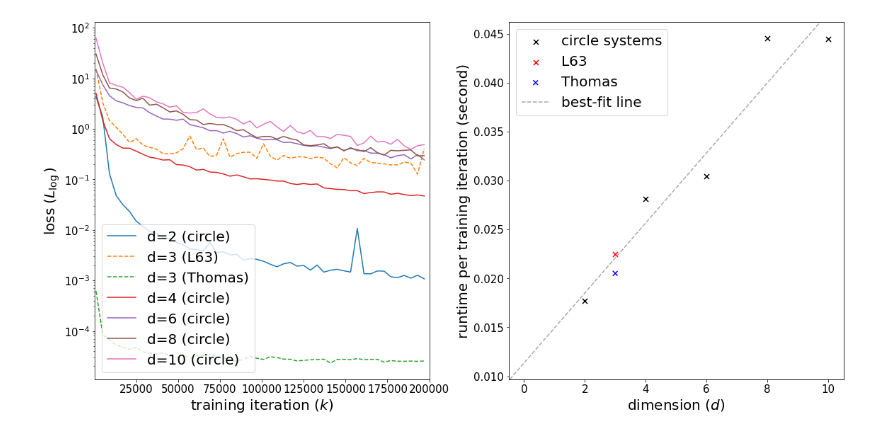
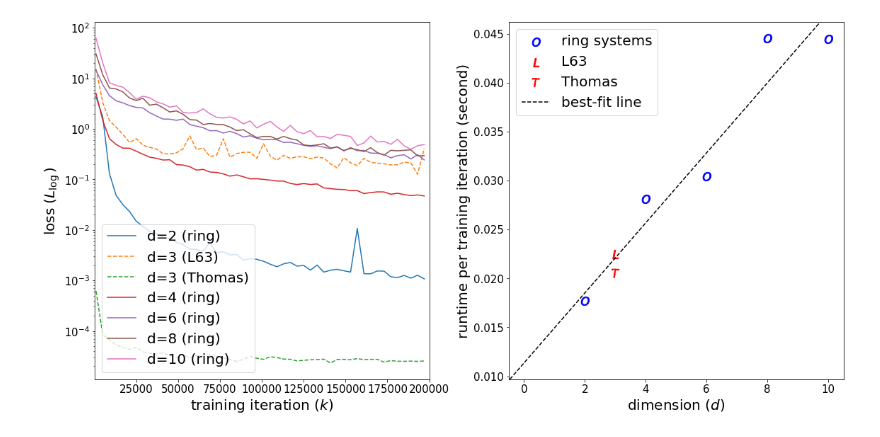
Before and after one commit to pinakm9/fp-solvers, a Jupyter notebook: plotters/loss-time.ipynb, the cells around one changed output. Cells and saved outputs as stored; diff of their text form; code cells hidden in the pictures.

```diff
--- a/plotters/loss-time.ipynb
+++ b/plotters/loss-time.ipynb
@@ -22,7 +22,7 @@ fig = plt.figure(figsize=(16, 8))
 
 
 ax = fig.add_subplot(121)
-labels = ['d=2 (circle)'] + ['d=3 (L63)', 'd=3 (Thomas)'] + ['d={} (circle)'.format(i) for i in [4, 6, 8, 10]]
+labels = ['d=2 (ring)'] + ['d=3 (L63)', 'd=3 (Thomas)'] + ['d={} (ring)'.format(i) for i in [4, 6, 8, 10]]
 linestyles = ['solid'] + ['dashed']*2 + ['solid' for i in [4, 6, 8, 10]]
 
 
@@ -31,35 +31,35 @@ for i, file in enumerate(files):
     ax.semilogy(data[100:20000:400, 0], data[100:20000:400, 1], label=labels[i], linestyle=linestyles[i])
 r = range(100, 200000, 1)
 # ax.plot(r, [0.1]*len(r), c='black', linestyle='dashed')
 
 ax.set_xlabel(r'training iteration $(k)$', fontsize=xlabel_size)
 ax.set_ylabel(r'loss $(L_{\log})$', fontsize=ylabel_size)
 ax.tick_params(axis='both', which='major', labelsize=tick_size)
 ax.tick_params(axis='both', which='minor', labelsize=tick_size)
 ax.set_xlim((100, 200000))
 ax.legend(fontsize=legend_size)
 
 ts = []
 ax1 = fig.add_subplot(122)
 for i, file in enumerate(files):
     data = np.genfromtxt(file, delimiter=',')
     ts.append(data[-1, 2] / data[-1, 0])
 
 m, b = np.polyfit([2, 3, 3, 4, 6, 8, 10,], ts, deg=1)
 
 
-ax1.scatter([2, 4, 6, 8, 10], ts[0:1] + ts[3:], s=50, marker='x', c='black', label="circle systems")
-ax1.scatter([3], [ts[1]], s=50, marker='x', c='red', label="L63")
-ax1.scatter([3], [ts[2]], s=50, marker='x', c='blue', label="Thomas", linestyle="dashdot")
-ax1.axline(xy1=(0, b), slope=m, label='best-fit line', c='darkgrey', linestyle="dashed")
+ax1.scatter([2, 4, 6, 8, 10], ts[0:1] + ts[3:], s=150, marker='$O$', c='blue', label="ring systems")
+ax1.scatter([3], [ts[1]], s=150, marker='$L$', c='red', label="L63")
+ax1.scatter([3], [ts[2]], s=150, marker='$T$', c='red', label="Thomas", linestyle="dashdot")
+ax1.axline(xy1=(0, b), slope=m, label='best-fit line', c='black', linestyle="dashed")
 
 ax1.set_xlabel(r'dimension $(d)$', fontsize=xlabel_size)
 ax1.set_ylabel('runtime per training iteration (second)', fontsize=ylabel_size)
 ax1.tick_params(axis='both', which='major', labelsize=tick_size)
 ax1.tick_params(axis='both', which='minor', labelsize=tick_size)
 ax1.legend(fontsize=legend_size)
 fig.subplots_adjust(wspace=0.5, hspace=0.4)
 plt.tight_layout()
 plt.savefig('../plots/loss-time.png')
 # %% [output]
-[figure, old version]
+[figure, new version]
```
Also changed, not shown: 18 other files.
